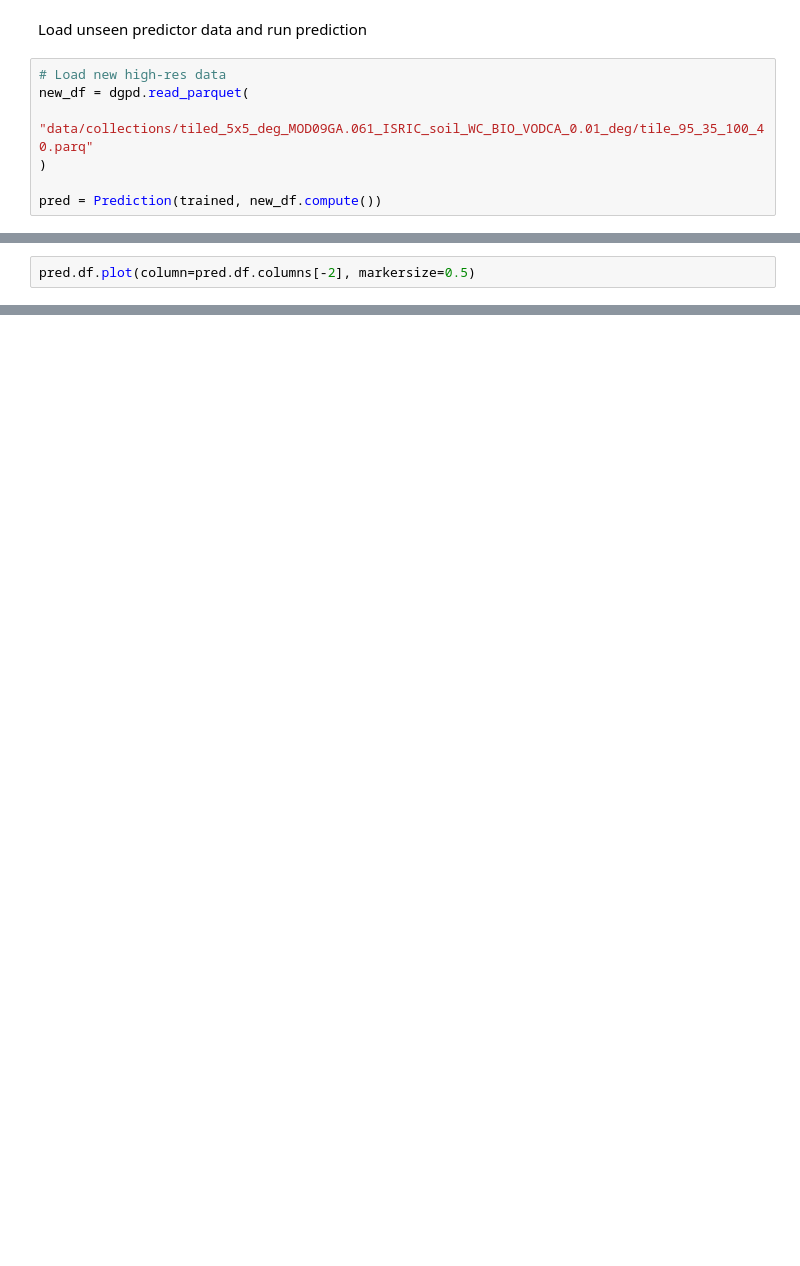
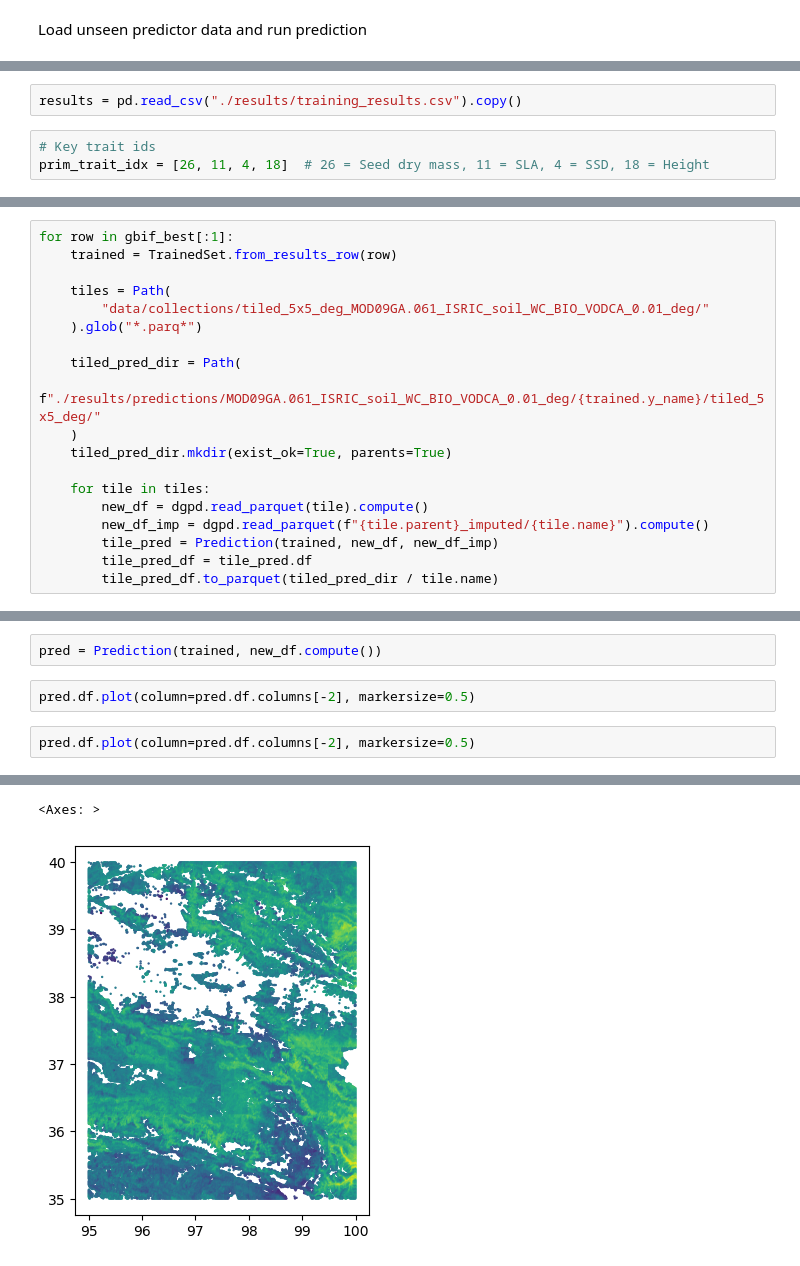
Before and after one commit to dluks/clim2traits, a Jupyter notebook: 3-ModelAssessment.ipynb, the cells around one changed output, grey strips where cells are left out. Saved outputs shown, nothing was run; the diff lists cells and outputs as text; blank space fills up the shorter version.

Commit message:
explore latest results

```diff
--- a/3-ModelAssessment.ipynb
+++ b/3-ModelAssessment.ipynb
@@ -25,9 +22,2 @@ trained = TrainedSet.from_results_row(row)
 # %% [markdown]
 Load unseen predictor data and run prediction
-# %%
-# Load new high-res data
-new_df = dgpd.read_parquet(
-    "data/collections/tiled_5x5_deg_MOD09GA.061_ISRIC_soil_WC_BIO_VODCA_0.01_deg/tile_95_35_100_40.parq"
-)
-
-pred = Prediction(trained, new_df.compute())
@@ -35,0 +24,5 @@ Plot the masked (by AoA) trait predictions
+# %%
+results = pd.read_csv("./results/training_results.csv").copy()
+# %%
+# Key trait ids
+prim_trait_idx = [26, 11, 4, 18]  # 26 = Seed dry mass, 11 = SLA, 4 = SSD, 18 = Height
@@ -35,0 +58,19 @@ Plot the masked (by AoA) trait predictions
+# %%
+for row in gbif_best[:1]:
+    trained = TrainedSet.from_results_row(row)
+
+    tiles = Path(
+        "data/collections/tiled_5x5_deg_MOD09GA.061_ISRIC_soil_WC_BIO_VODCA_0.01_deg/"
+    ).glob("*.parq*")
+
+    tiled_pred_dir = Path(
+        f"./results/predictions/MOD09GA.061_ISRIC_soil_WC_BIO_VODCA_0.01_deg/{trained.y_name}/tiled_5x5_deg/"
+    )
+    tiled_pred_dir.mkdir(exist_ok=True, parents=True)
+
+    for tile in tiles:
+        new_df = dgpd.read_parquet(tile).compute()
+        new_df_imp = dgpd.read_parquet(f"{tile.parent}_imputed/{tile.name}").compute()
+        tile_pred = Prediction(trained, new_df, new_df_imp)
+        tile_pred_df = tile_pred.df
+        tile_pred_df.to_parquet(tiled_pred_dir / tile.name)
@@ -36,2 +87,7 @@ Plot the masked (by AoA) trait predictions
+# %%
+pred = Prediction(trained, new_df.compute())
 # %%
 pred.df.plot(column=pred.df.columns[-2], markersize=0.5)
+# %%
+pred.df.plot(column=pred.df.columns[-2], markersize=0.5)
+# %% [output]
@@ -37,0 +105,2 @@ pred.df.plot(column=pred.df.columns[-2], markersize=0.5)
+<Axes: >
+[figure, added]
```
Also changed, not shown: parts of 8 cells of this notebook.
